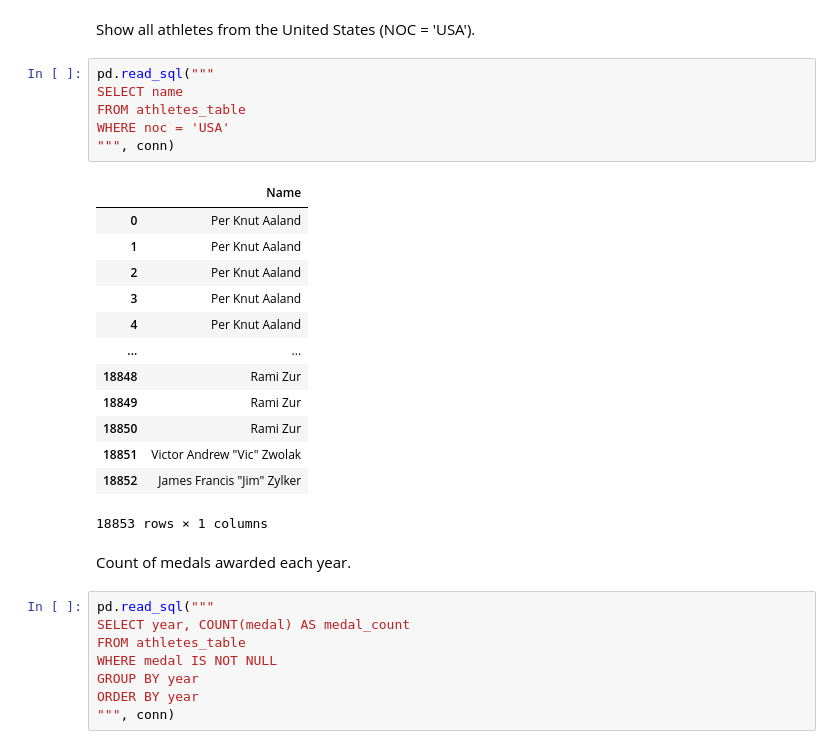
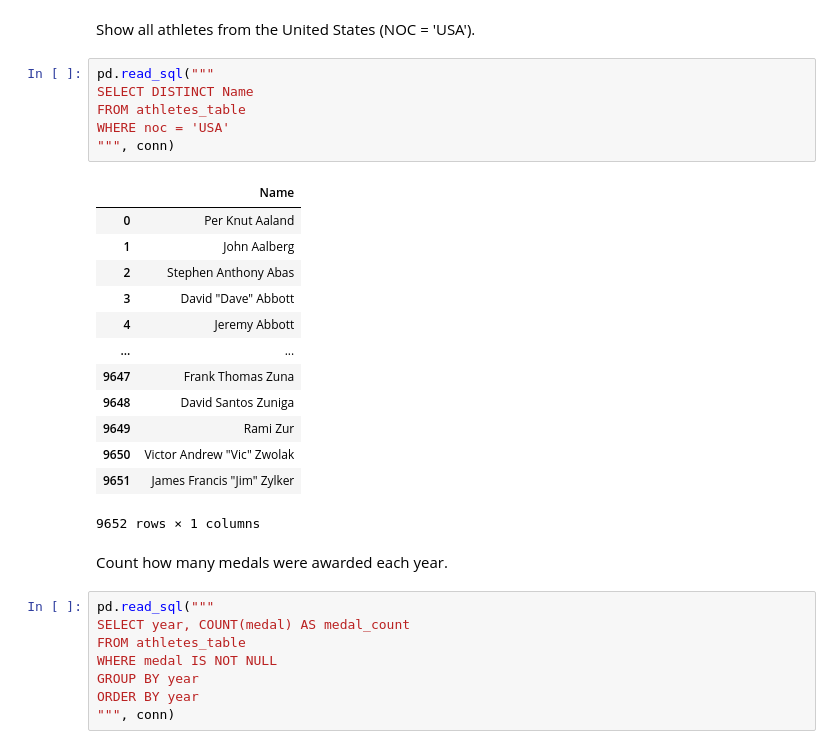
Before and after one commit to egitonga395/kamilimu_assignments, a Jupyter notebook: Ericksqlassignment.ipynb, the cells around one changed output. Cells and saved outputs as stored; diff of their text form.

```diff
--- a/Ericksqlassignment.ipynb
+++ b/Ericksqlassignment.ipynb
@@ -77,26 +96,26 @@ ORDER BY COUNT(DISTINCT event) DESC
 Show all athletes from the United States (NOC = 'USA').
 # %%
 pd.read_sql("""
-SELECT name
+SELECT DISTINCT Name
 FROM athletes_table
 WHERE noc = 'USA'
 """, conn)
 # %% [output]
 |  | Name |
 | 0 | Per Knut Aaland |
-| 1 | Per Knut Aaland |
-| 2 | Per Knut Aaland |
-| 3 | Per Knut Aaland |
-| 4 | Per Knut Aaland |
+| 1 | John Aalberg |
+| 2 | Stephen Anthony Abas |
+| 3 | David "Dave" Abbott |
+| 4 | Jeremy Abbott |
 | ... | ... |
-| 18848 | Rami Zur |
-| 18849 | Rami Zur |
-| 18850 | Rami Zur |
-| 18851 | Victor Andrew "Vic" Zwolak |
-| 18852 | James Francis "Jim" Zylker |
+| 9647 | Frank Thomas Zuna |
+| 9648 | David Santos Zuniga |
+| 9649 | Rami Zur |
+| 9650 | Victor Andrew "Vic" Zwolak |
+| 9651 | James Francis "Jim" Zylker |
-18853 rows × 1 columns
+9652 rows × 1 columns
 # %% [markdown]
-Count of medals awarded each year.
+Count how many medals were awarded each year.
 # %%
 pd.read_sql("""
 SELECT year, COUNT(medal) AS medal_count
```
Also changed, not shown: parts of 19 cells of this notebook.
